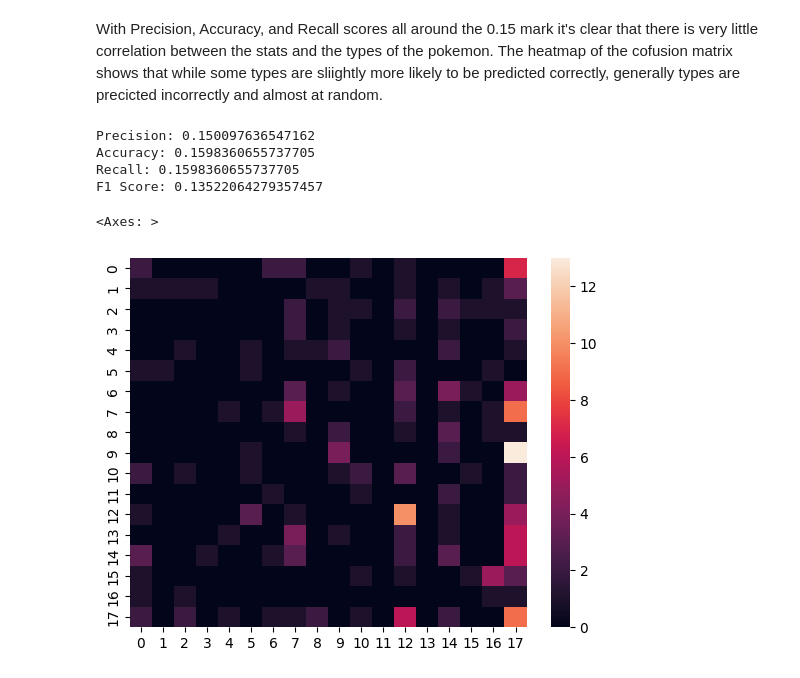
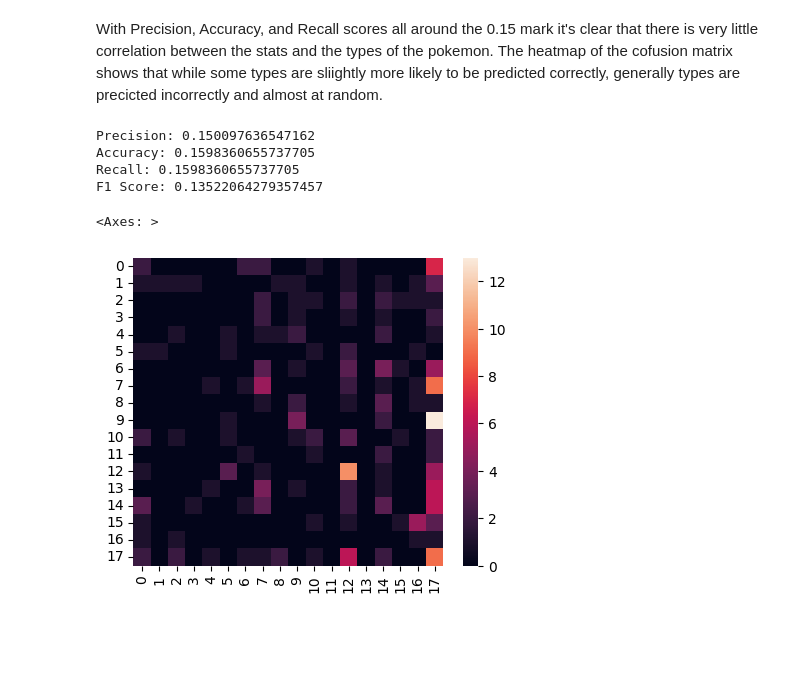
Before and after one commit to Meakinl2/Pokemon-Data-Analysis, a Jupyter notebook: 1_Comparing-Pokemon-Type-With-Base-Stats/modelling-types-from-stats.ipynb, the cells around one changed output. Cells and saved outputs as stored; diff of their text form; code cells hidden in the pictures; blank space fills up the shorter version.

```diff
--- a/1_Comparing-Pokemon-Type-With-Base-Stats/modelling-types-from-stats.ipynb
+++ b/1_Comparing-Pokemon-Type-With-Base-Stats/modelling-types-from-stats.ipynb
@@ -49,22 +53,24 @@ With Precision, Accuracy, and Recall scores all around the 0.15 mark it's clear
 # %%
 log_reg_model = LogisticRegression(max_iter=10000)
 log_reg_model.fit(x_train,y_train)
 
 
 y_pred = log_reg_model.predict(x_test)
 
-confusion_matrix = confusion_matrix(y_test, y_pred)
-precision_score = precision_score(y_test, y_pred, average='weighted')
-accuracy_score = accuracy_score(y_test, y_pred)
-recall_score = recall_score (y_test, y_pred, average='weighted')
-f1_score = f1_score(y_test, y_pred, average='weighted')
+vconfusion_matrix = confusion_matrix(y_test, y_pred)
+vprecision_score = precision_score(y_test, y_pred, average='weighted')
+vaccuracy_score = accuracy_score(y_test, y_pred)
+vrecall_score = recall_score (y_test, y_pred, average='weighted')
+vf1_score = f1_score(y_test, y_pred, average='weighted')
 
-print(f"Precision: {precision_score}\nAccuracy: {accuracy_score}\nRecall: {recall_score}\nF1 Score: {f1_score}")
-sns.heatmap(confusion_matrix)
+print(f"Precision: {vprecision_score}\nAccuracy: {vaccuracy_score}\nRecall: {vrecall_score}\nF1 Score: {vf1_score}")
+plt.rcParams['figure.figsize'] = (5, 4)
+plt.rcParams['figure.dpi'] = 100
+sns.heatmap(vconfusion_matrix)
 # %% [output]
 Precision: 0.150097636547162
 Accuracy: 0.1598360655737705
 Recall: 0.1598360655737705
 F1 Score: 0.13522064279357457
 <Axes: >
-[figure, old version]
+[figure, new version]
```
Also changed, not shown: parts of 5 cells of this notebook.
